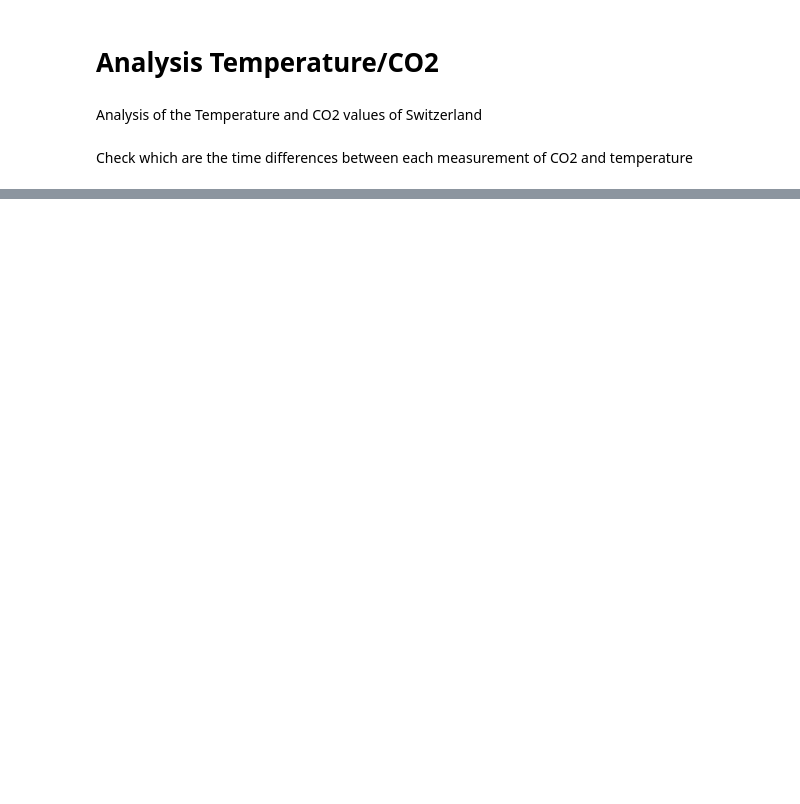
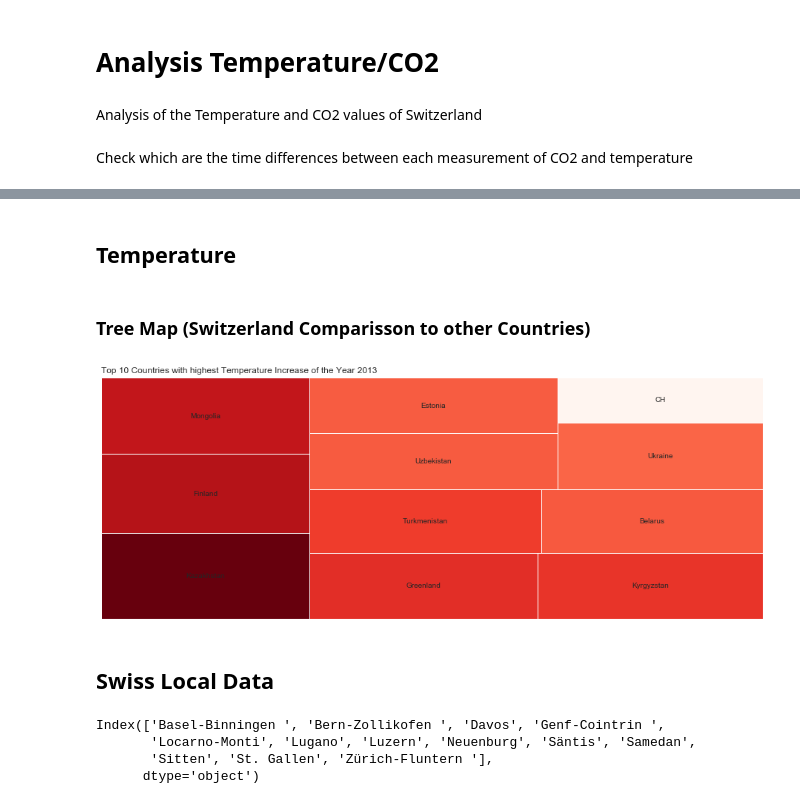
Before and after one commit to kenfus/FS2020-Project-Climate-Change, a Jupyter notebook: storytelling/EDA_Storytelling_Switzerland.ipynb, the cells around one changed output, grey strips where cells are left out. Drawn from its saved outputs; the diff is of its cells as text; code cells hidden in the pictures; blank space fills up the shorter version.

```diff
--- a/storytelling/EDA_Storytelling_Switzerland.ipynb
+++ b/storytelling/EDA_Storytelling_Switzerland.ipynb
@@ -275,0 +385,50 @@ temp_co2_correlation()
+# %% [markdown]
+## Temperature
+# %% [markdown]
+### Tree Map (Switzerland Comparisson to other Countries)
+# %%
+def tree_map_temp(data):
+    year_to = data.index[-1].year
+    data = data[data.index.year == year_to]
+    data = data.groupby('country').max()
+    data_swiss = data[data.index == 'Switzerland']
+    data_swiss.index = ['CH']
+    top_players = data.sort_values('monthly_anomaly', ascending=False).iloc[:10]
+    top_players = pd.concat([top_players, data_swiss], axis=0)
+
+    # Plotting
+    cmap = matplotlib.cm.Reds
+    mini=min(top_players['monthly_anomaly'])
+    maxi=max(top_players['monthly_anomaly'])
+    norm = matplotlib.colors.Normalize(vmin=mini, vmax=maxi)
+    colors = [cmap(norm(value)) for value in top_players['monthly_anomaly']]
+
+    fig, ax = plt.subplots(figsize=(16,6))
+    squarify.plot(sizes=top_players['monthly_anomaly'] , label=top_players.index, color=colors)
+    plt.title('Top 10 Countries with highest Temperature Increase of the Year {}'.format(year_to), loc='left')
+    plt.axis('off')
+    plt.show()
+# %%
+tree_map_temp(temp_data)
+# %% [output]
+[figure, added]
+# %% [markdown]
+## Swiss Local Data
+# %%
+import re
+
+def swiss_places_column_titles(data):
+    """Replaces the Header of the swiss data table with only alphabetic chars."""
+    new_cols = []
+
+    for i in data.columns:
+        result = re.sub("[1,2)]", '', i)
+        new_cols.append(result)
+    data.columns = new_cols
+
+    return data
+# %% [output]
+Index(['Basel-Binningen ', 'Bern-Zollikofen ', 'Davos', 'Genf-Cointrin ',
+       'Locarno-Monti', 'Lugano', 'Luzern', 'Neuenburg', 'Säntis', 'Samedan',
+       'Sitten', 'St. Gallen', 'Zürich-Fluntern '],
+      dtype='object')
```
Also changed, not shown: parts of 44 cells of this notebook.
